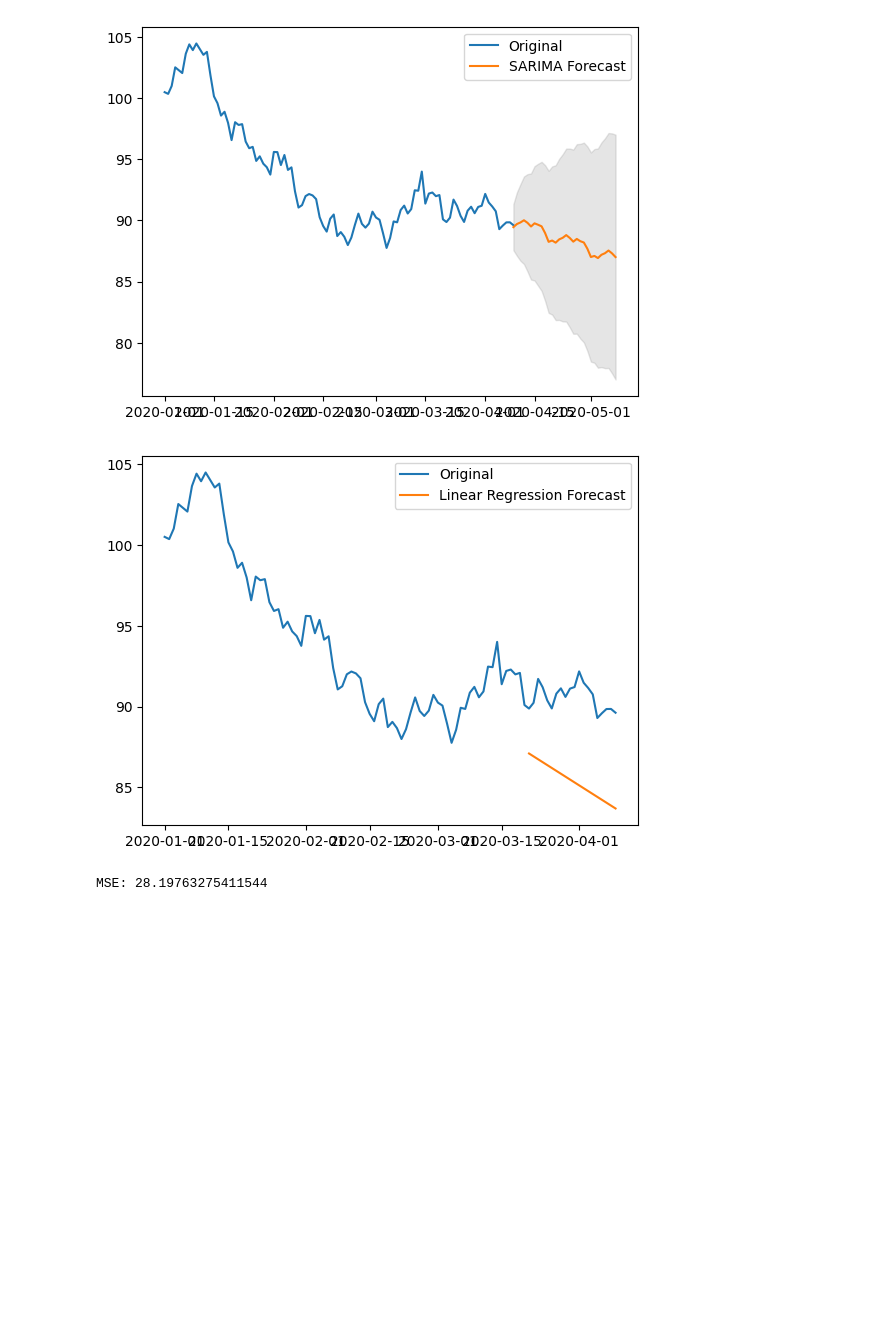
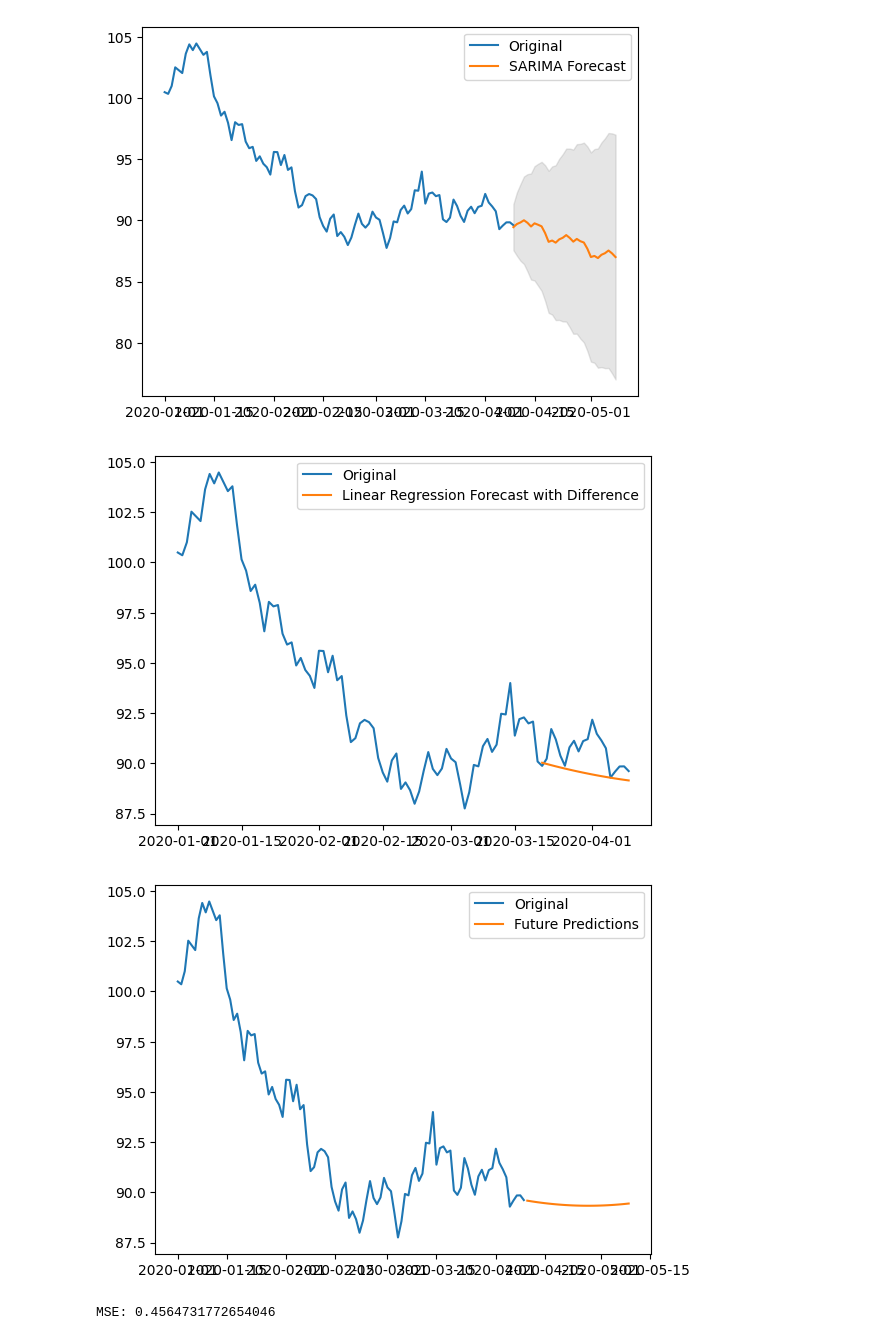
Before and after one commit to MizusakoSadanobu/time_series_analysis, a Jupyter notebook: model_comparison.ipynb, the cells around one changed output. Saved outputs shown, nothing was run; the diff lists cells and outputs as text; code cells hidden in the pictures; blank space fills up the shorter version.

```diff
--- a/model_comparison.ipynb
+++ b/model_comparison.ipynb
@@ -70,33 +70,67 @@ plt.show()
 # %% [output]
 [figure]
 # %%
+import numpy as np
+import pandas as pd
 from sklearn.model_selection import train_test_split
 from sklearn.linear_model import LinearRegression
 from sklearn.metrics import mean_squared_error
+import matplotlib.pyplot as plt
+
+# データの準備
+np.random.seed(42)
+date_range = pd.date_range(start='2020-01-01', periods=100, freq='D')
+data = np.cumsum(np.random.randn(100)) + 100  # ランダムウォーク
+df = pd.DataFrame({'ds': date_range, 'y': data})
+
+# 1階差分の計算
+df['diff'] = df['y'].diff().fillna(0)
 
 # 特徴量の作成
 df['day'] = np.arange(len(df))
 
 # データの分割
 X = df[['day']]
-y = df['y']
+y = df['diff']
 X_train, X_test, y_train, y_test = train_test_split(X, y, test_size=0.2, shuffle=False)
 
 # モデルの初期化とフィッティング
 model_lr = LinearRegression()
 model_lr.fit(X_train, y_train)
 
 # 予測
-y_pred = model_lr.predict(X_test)
+y_pred_diff = model_lr.predict(X_test)
+
+# 予測値を元のスケールに戻すために累積和を計算
+y_pred = np.cumsum(y_pred_diff) + df['y'].iloc[len(X_train)-1]
 
 # 結果の表示
 plt.plot(df['ds'], df['y'], label='Original')
-plt.plot(df['ds'].iloc[-len(y_pred):], y_pred, label='Linear Regression Forecast')
+plt.plot(df['ds'].iloc[-len(y_pred):], y_pred, label='Linear Regression Forecast with Difference')
+plt.legend()
+plt.show()
+
+# 将来の予測
+future_steps = 30
+future_preds = []
+last_value = df['y'].iloc[-1]
+
+for i in range(future_steps):
+    next_day = np.array([[len(df) + i]])
+    next_diff = model_lr.predict(next_day)
+    last_value += next_diff[0]
+    future_preds.append(last_value)
+
+# 未来の予測結果を表示
+future_dates = pd.date_range(start=df['ds'].iloc[-1] + pd.Timedelta(days=1), periods=future_steps)
+plt.plot(df['ds'], df['y'], label='Original')
+plt.plot(future_dates, future_preds, label='Future Predictions')
 plt.legend()
 plt.show()
 
 # 評価
-print('MSE:', mean_squared_error(y_test, y_pred))
+print('MSE:', mean_squared_error(y_test, y_pred_diff))
 # %% [output]
-[figure, old version]
+[figure, new version]
+[figure, added]
-MSE: 28.19763275411544
+MSE: 0.4564731772654046
```
